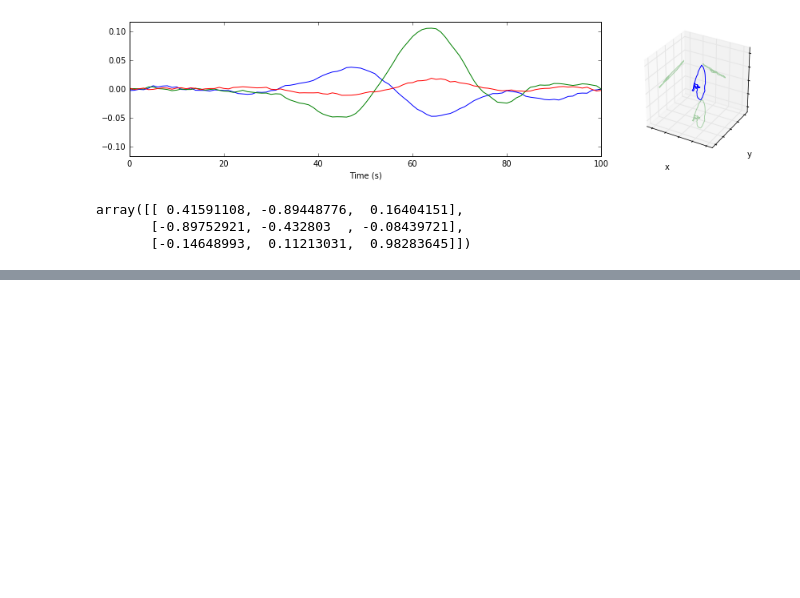
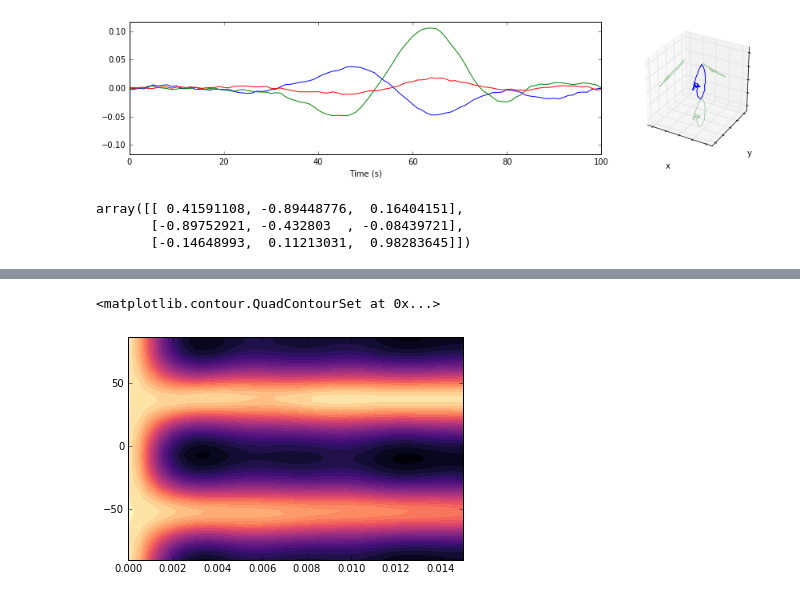
Before and after one commit to JackWalpole/splitwavepy, a Jupyter notebook: devel/Microseismic.ipynb, the cells around one changed output, grey strips where cells are left out. Cells and saved outputs as stored; diff of their text form; code cells hidden in the pictures; blank space fills up the shorter version.

```diff
--- a/devel/Microseismic.ipynb
+++ b/devel/Microseismic.ipynb
@@ -81,6 +72,15 @@ m = sw.EigenM(p,window=w,tlags=np.linspace(0,0.015,41))
 m.plot()
 # %% [output]
 [figure]
+# %%
+bs = sw.eigval.Bootstrap(p,window=w,tlags=np.linspace(0,0.015,41))
+# %%
+# np.average(bs.stk_l1_l2,axis=0)
+
+plt.contourf(m.tlags,m.degs,np.average(bs.stk_l1_l2,axis=0),26,cmap='magma')
+# %% [output]
+<matplotlib.contour.QuadContourSet at 0x...>
+[figure, added]
 # %%
 pc=p.copy()
 # pc.plot(window=w)
```
Also changed, not shown: parts of 11 cells of this notebook, 4 other files.
